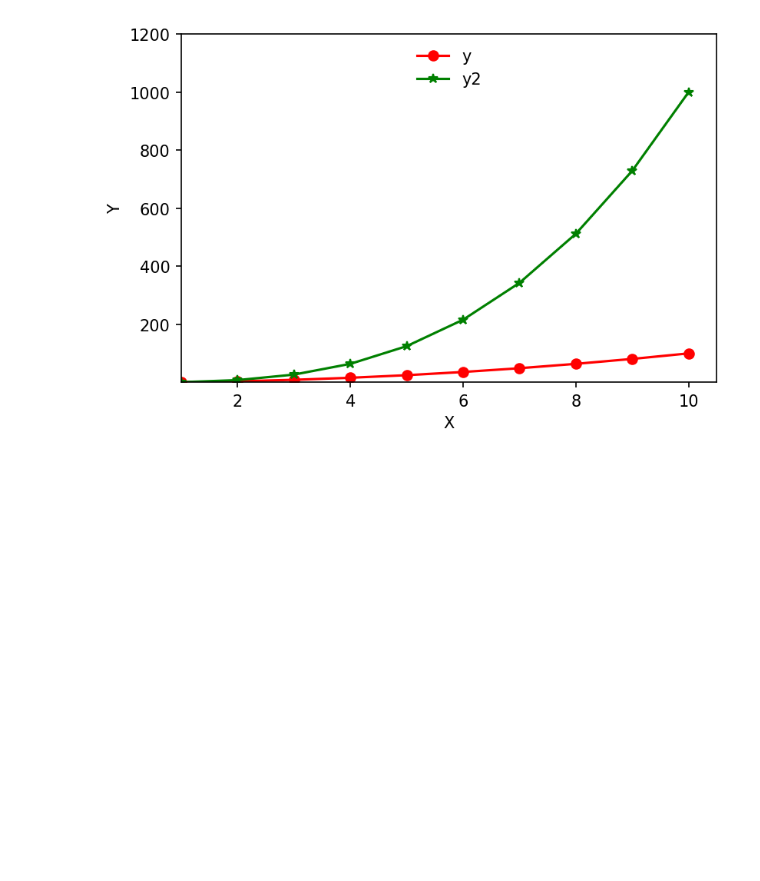
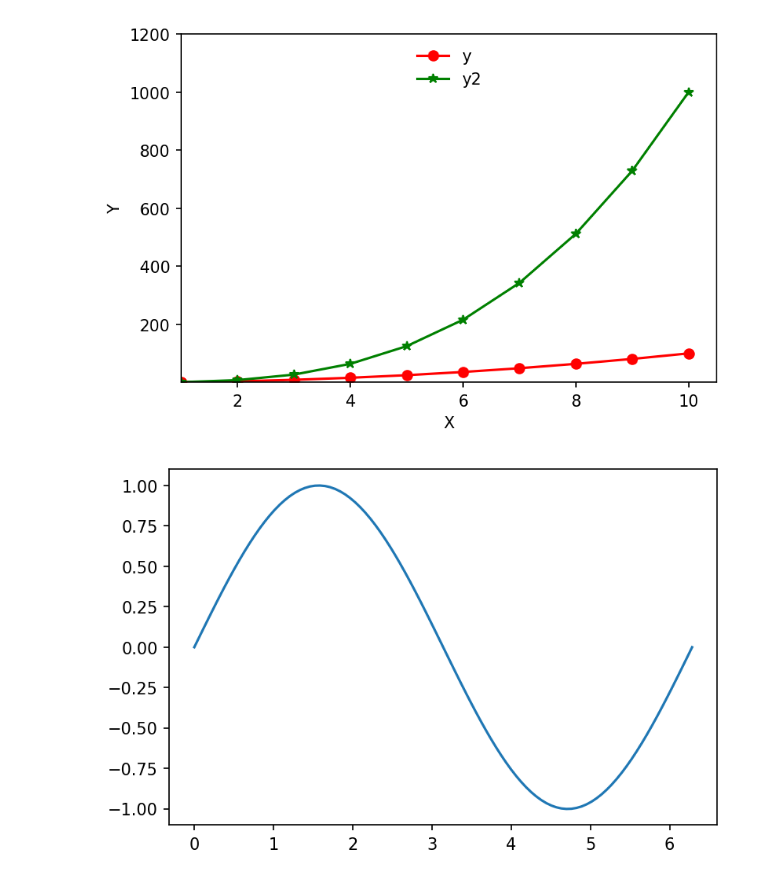
Before and after one commit to pranabdas/python-tutorial, a Jupyter notebook: notebooks/basic-plotting.ipynb, the cells around one changed output. Drawn from its saved outputs; the diff is of its cells as text; code cells hidden in the pictures; blank space fills up the shorter version.

```diff
--- a/notebooks/basic-plotting.ipynb
+++ b/notebooks/basic-plotting.ipynb
@@ -44,3 +44,11 @@ plt.ylim(1, 1200)
 plt.show()
 # %% [output]
 [figure]
+# %%
+x = np.linspace(0, 2*np.pi, 100)
+y = np.sin(x)
+plt.plot(x, y)
+plt.savefig('fig1.pdf')
+plt.show()
+# %% [output]
+[figure, added]
```
Also changed, not shown: 17 other files.
